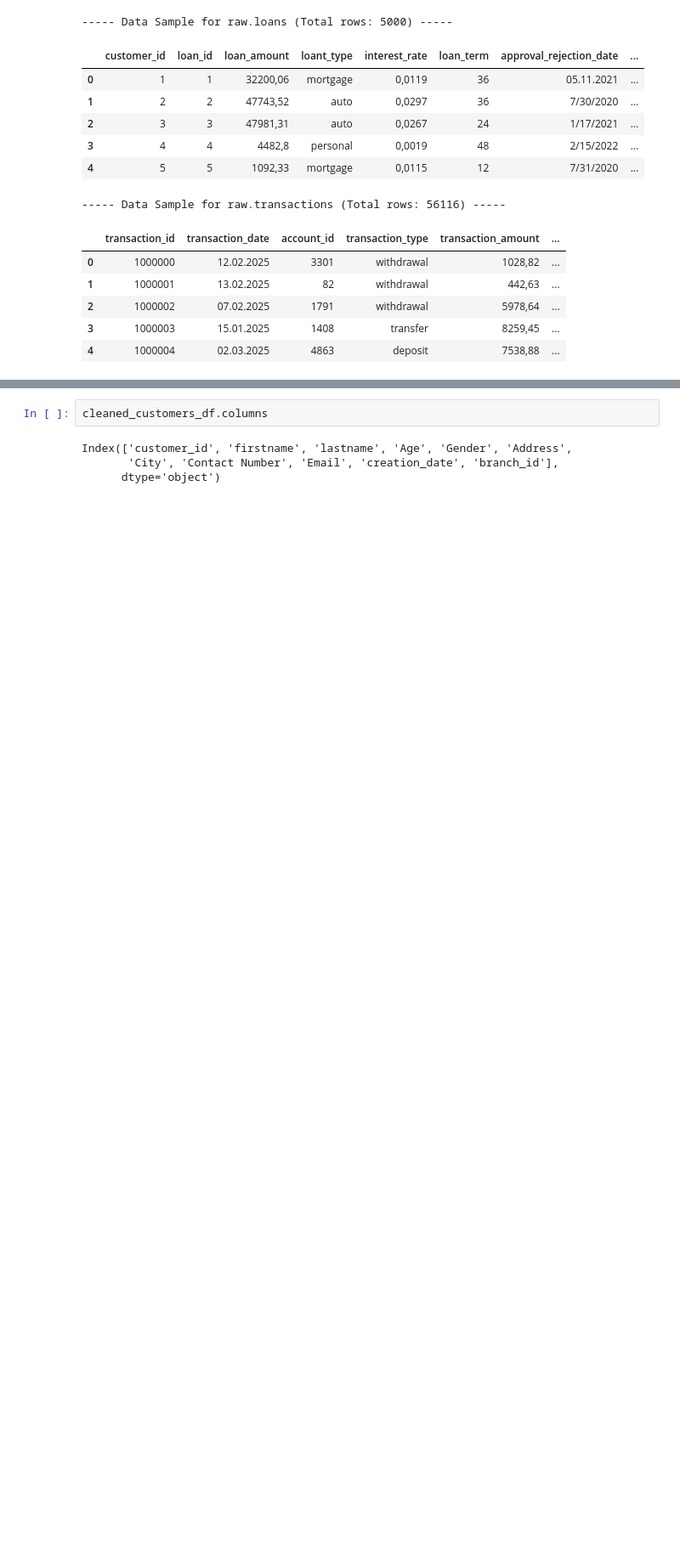
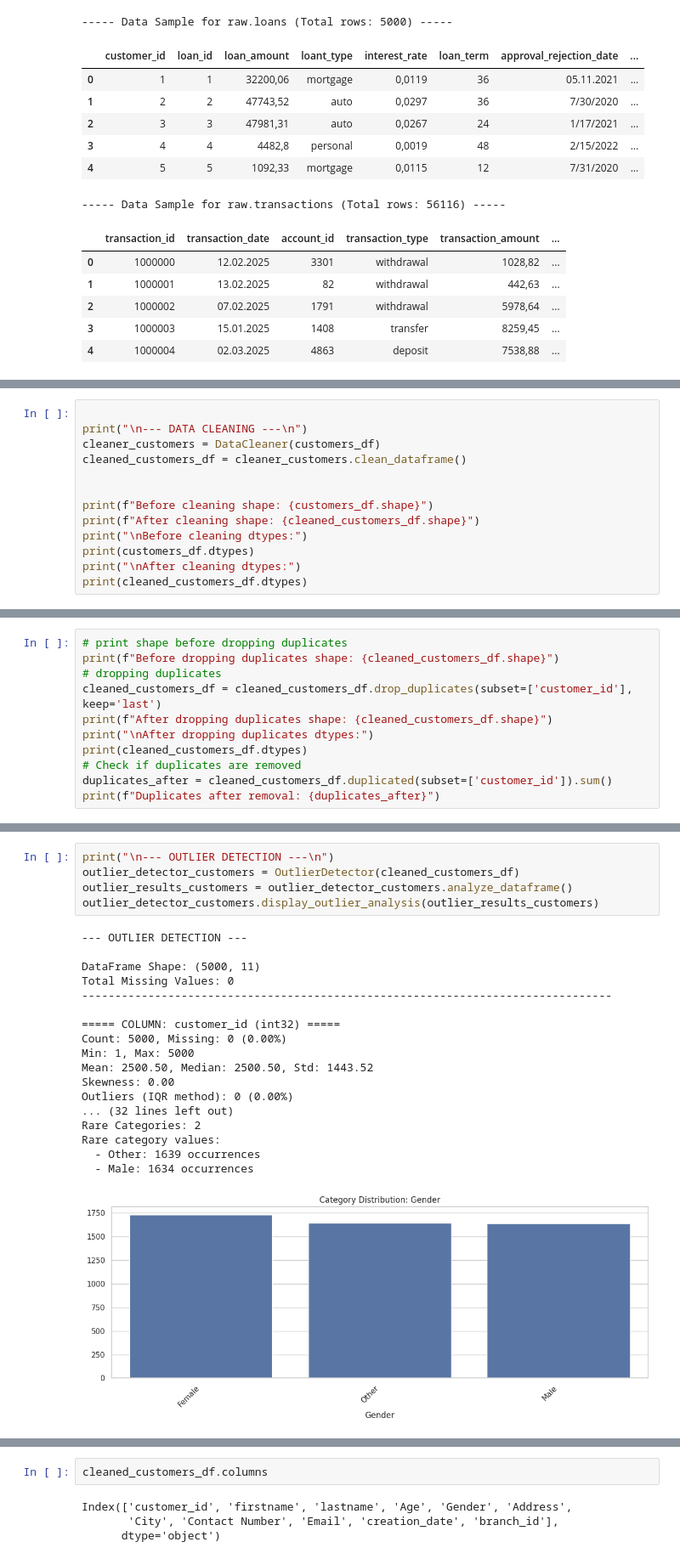
Before and after one commit to moyscheheizmann/varengold_dbt_case, a Jupyter notebook: notebooks/data_exploration.ipynb, the cells around one changed output, grey strips where cells are left out. Shown at 85% size. Drawn from its saved outputs; the diff is of its cells as text; blank space fills up the shorter version.

```diff
--- a/notebooks/data_exploration.ipynb
+++ b/notebooks/data_exploration.ipynb
@@ -1230,0 +517,13 @@ def count_digits_in_column(df, column_name):
+# %%
+
+print("\n--- DATA CLEANING ---\n")
+cleaner_customers = DataCleaner(customers_df)
+cleaned_customers_df = cleaner_customers.clean_dataframe()
+
+
+print(f"Before cleaning shape: {customers_df.shape}")
+print(f"After cleaning shape: {cleaned_customers_df.shape}")
+print("\nBefore cleaning dtypes:")
+print(customers_df.dtypes)
+print("\nAfter cleaning dtypes:")
+print(cleaned_customers_df.dtypes)
@@ -1230,0 +605,11 @@ def count_digits_in_column(df, column_name):
+# %%
+# print shape before dropping duplicates
+print(f"Before dropping duplicates shape: {cleaned_customers_df.shape}")
+# dropping duplicates
+cleaned_customers_df = cleaned_customers_df.drop_duplicates(subset=['customer_id'], keep='last')
+print(f"After dropping duplicates shape: {cleaned_customers_df.shape}")
+print("\nAfter dropping duplicates dtypes:")
+print(cleaned_customers_df.dtypes)
+# Check if duplicates are removed
+duplicates_after = cleaned_customers_df.duplicated(subset=['customer_id']).sum()
+print(f"Duplicates after removal: {duplicates_after}")
@@ -1230,0 +663,24 @@ def count_digits_in_column(df, column_name):
+# %%
+print("\n--- OUTLIER DETECTION ---\n")
+outlier_detector_customers = OutlierDetector(cleaned_customers_df)
+outlier_results_customers = outlier_detector_customers.analyze_dataframe()
+outlier_detector_customers.display_outlier_analysis(outlier_results_customers)
+# %% [output]
+--- OUTLIER DETECTION ---
+
+DataFrame Shape: (5000, 11)
+Total Missing Values: 0
+--------------------------------------------------------------------------------
+
+===== COLUMN: customer_id (int32) =====
+Count: 5000, Missing: 0 (0.00%)
+Min: 1, Max: 5000
+Mean: 2500.50, Median: 2500.50, Std: 1443.52
+Skewness: 0.00
+Outliers (IQR method): 0 (0.00%)
+... (32 lines left out)
+Rare Categories: 2
+Rare category values:
+  - Other: 1639 occurrences
+  - Male: 1634 occurrences
+[figure, added]
```
Also changed, not shown: parts of 154 cells of this notebook, 1 other file.
